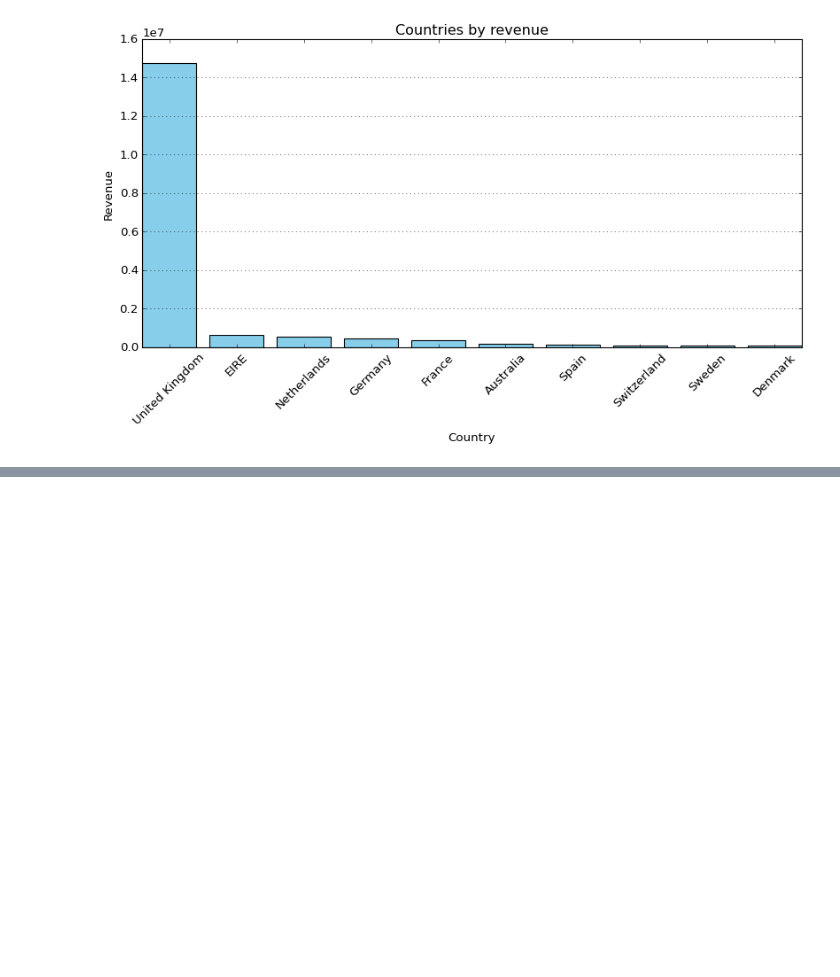
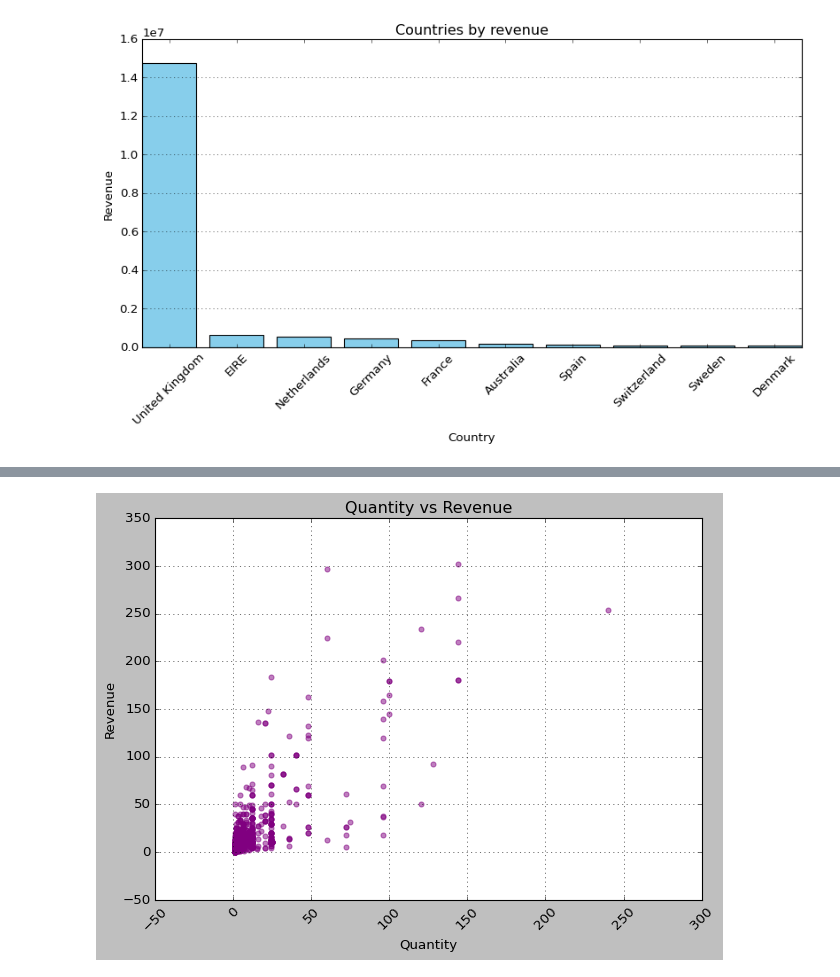
Before and after one commit to ABDREHMAN1999/Datascience-and-Gen-AI-learning, a Jupyter notebook: Practicals/level_2/DataVisualization.ipynb, the cells around one changed output, grey strips where cells are left out. Cells and saved outputs as stored; diff of their text form; code cells hidden in the pictures; blank space fills up the shorter version.

Commit message:
Data visualization

```diff
--- a/Practicals/level_2/DataVisualization.ipynb
+++ b/Practicals/level_2/DataVisualization.ipynb
@@ -219,0 +221,2 @@ plt.style.available
+# %%
+sample_df = df.sample(1000,random_state=1)
@@ -219,0 +228,13 @@ plt.style.available
+# %%
+plt.Figure(figsize=(12,6))
+
+plt.scatter(sample_df["Quantity"], sample_df["Revenue"], alpha=0.5, color = "purple")
+plt.xlabel("Quantity")
+plt.ylabel("Revenue")
+plt.title("Quantity vs Revenue")
+plt.xticks(rotation = 45)
+plt.grid(True)
+plt.tight_layout()
+plt.show()
+# %% [output]
+[figure, added]
```
Also changed, not shown: parts of 25 cells of this notebook.
